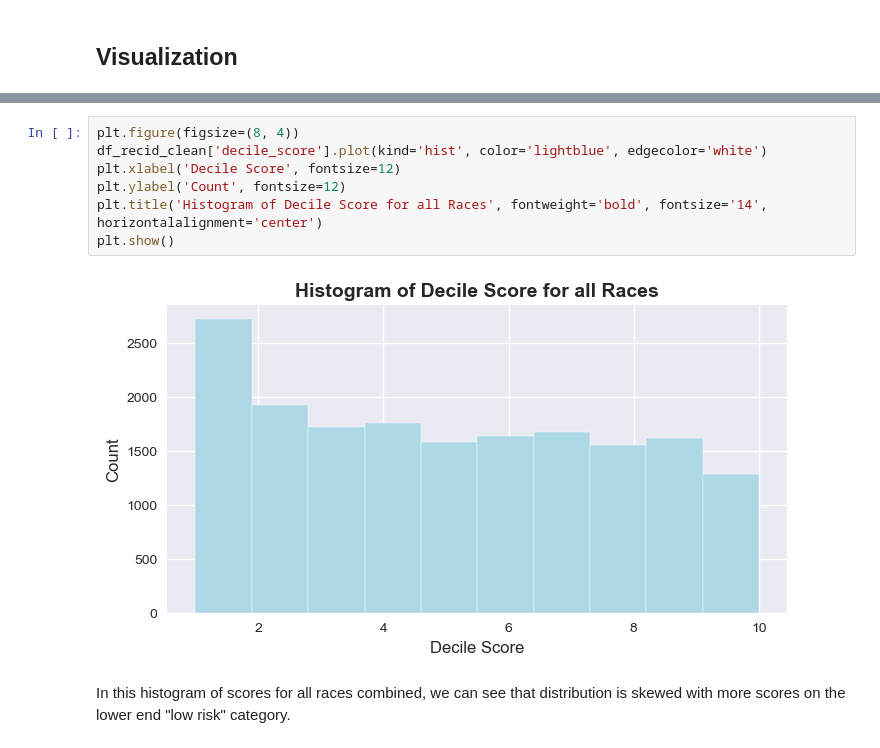
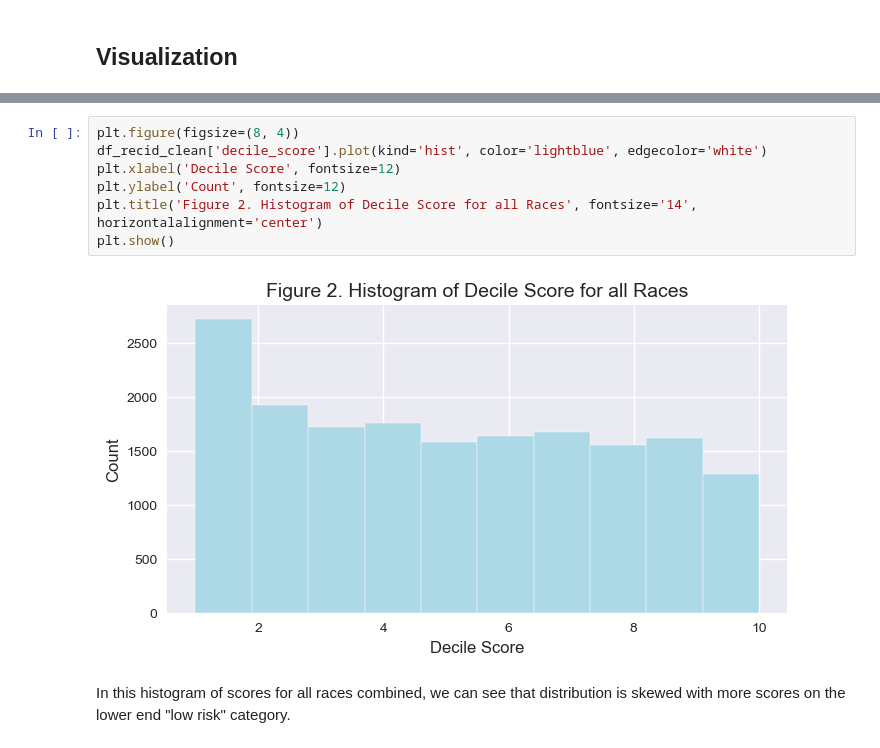
Before and after one commit to chance-roberts/DATA6550-Bias, a Jupyter notebook: Code/Tretter/ProjectCode_Tretter.ipynb, the cells around one changed output, grey strips where cells are left out. Drawn from its saved outputs; the diff is of its cells as text.

```diff
--- a/Code/Tretter/ProjectCode_Tretter.ipynb
+++ b/Code/Tretter/ProjectCode_Tretter.ipynb
@@ -77,12 +93,12 @@ Name: count, dtype: int64
 # %%
 plt.figure(figsize=(8, 4))
 df_recid_clean['decile_score'].plot(kind='hist', color='lightblue', edgecolor='white')
 plt.xlabel('Decile Score', fontsize=12)
 plt.ylabel('Count', fontsize=12)
-plt.title('Histogram of Decile Score for all Races', fontweight='bold', fontsize='14', horizontalalignment='center')
+plt.title('Figure 2. Histogram of Decile Score for all Races', fontsize='14', horizontalalignment='center')
 plt.show()
 # %% [output]
-[figure, old version]
+[figure, new version]
 # %% [markdown]
 In this histogram of scores for all races combined, we can see that distribution is skewed with more scores on the lower end "low risk" category.
 # %%
```
Also changed, not shown: parts of 7 cells of this notebook.
